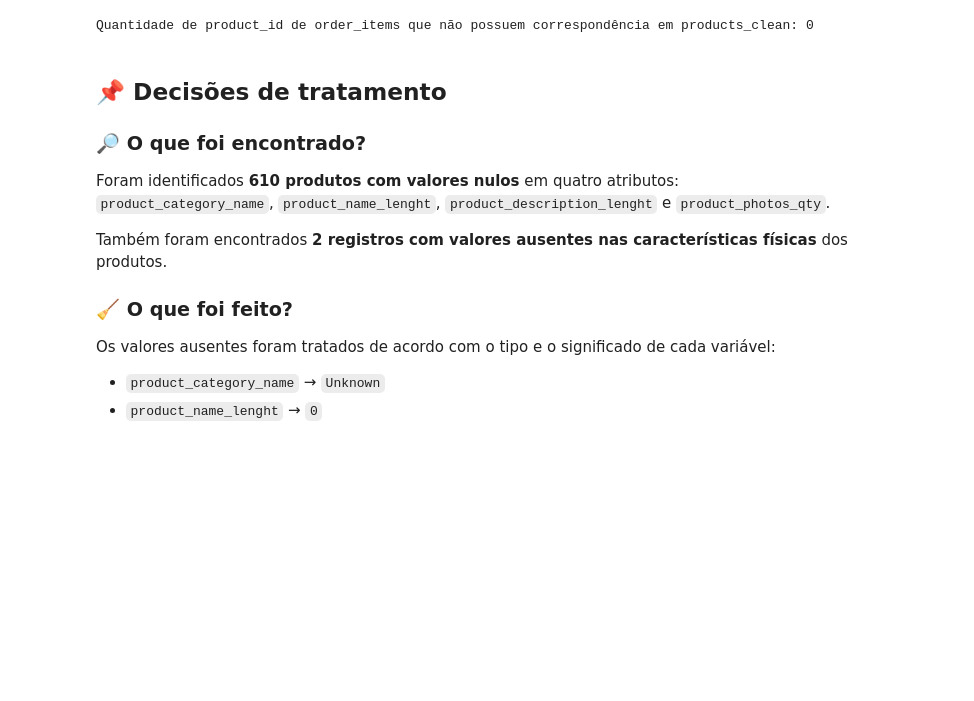
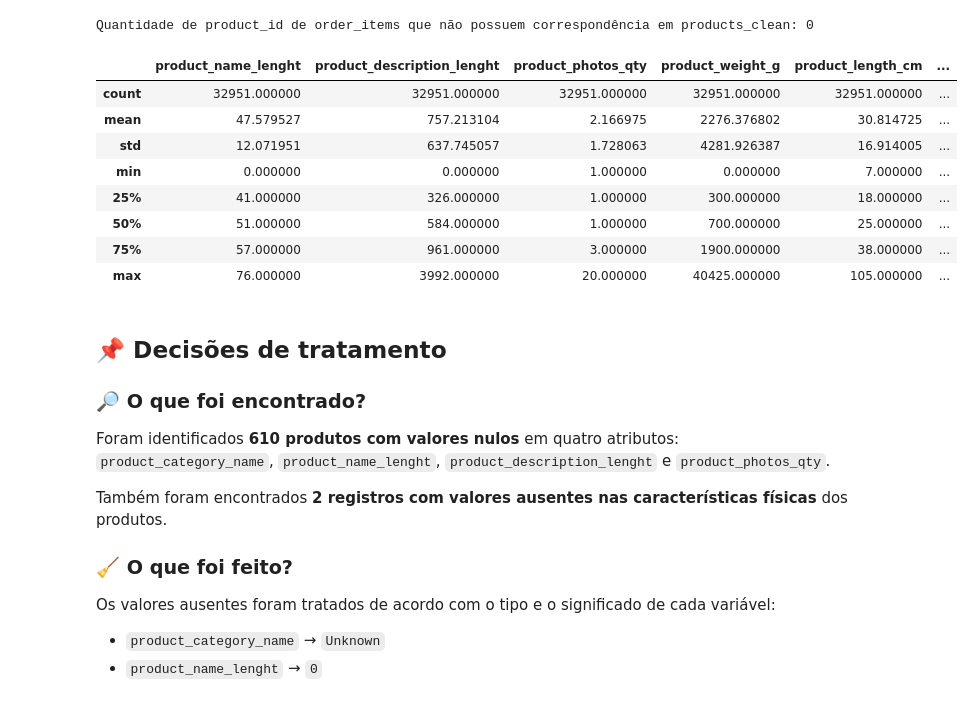
Before and after one commit to LucasFeitosa1602/techstore-analytics, a Jupyter notebook: notebooks/01_products_profiling.ipynb, the cells around one changed output. Cells and saved outputs as stored; diff of their text form; code cells hidden in the pictures; blank space fills up the shorter version.

```diff
--- a/notebooks/01_products_profiling.ipynb
+++ b/notebooks/01_products_profiling.ipynb
@@ -331,3 +331,15 @@ products_clean.to_csv('../data/processed/olist_product_clean.csv', index=False)
+# %%
+products_clean.describe()
+# %% [output]
+|  | product_name_lenght | product_description_lenght | product_photos_qty | product_weight_g | product_length_cm | ... |
+| count | 32951.000000 | 32951.000000 | 32951.000000 | 32951.000000 | 32951.000000 | ... |
+| mean | 47.579527 | 757.213104 | 2.166975 | 2276.376802 | 30.814725 | ... |
+| std | 12.071951 | 637.745057 | 1.728063 | 4281.926387 | 16.914005 | ... |
+| min | 0.000000 | 0.000000 | 1.000000 | 0.000000 | 7.000000 | ... |
+| 25% | 41.000000 | 326.000000 | 1.000000 | 300.000000 | 18.000000 | ... |
+| 50% | 51.000000 | 584.000000 | 1.000000 | 700.000000 | 25.000000 | ... |
+| 75% | 57.000000 | 961.000000 | 3.000000 | 1900.000000 | 38.000000 | ... |
+| max | 76.000000 | 3992.000000 | 20.000000 | 40425.000000 | 105.000000 | ... |
 # %% [markdown]
 ## 📌 Decisões de tratamento
 
```
Also changed, not shown: parts of 1 cell of this notebook, 19 other files.
